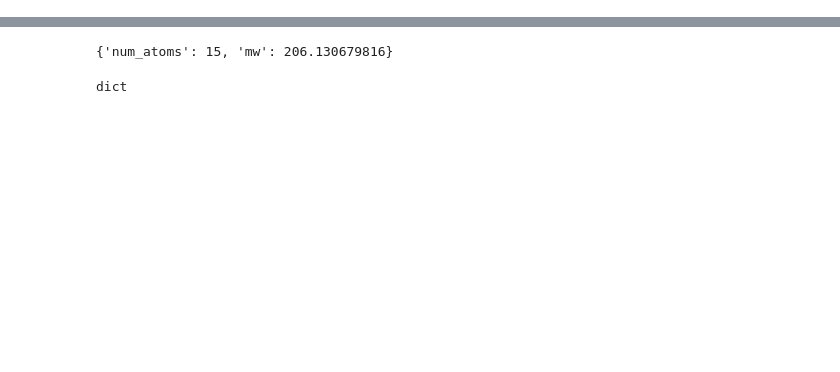
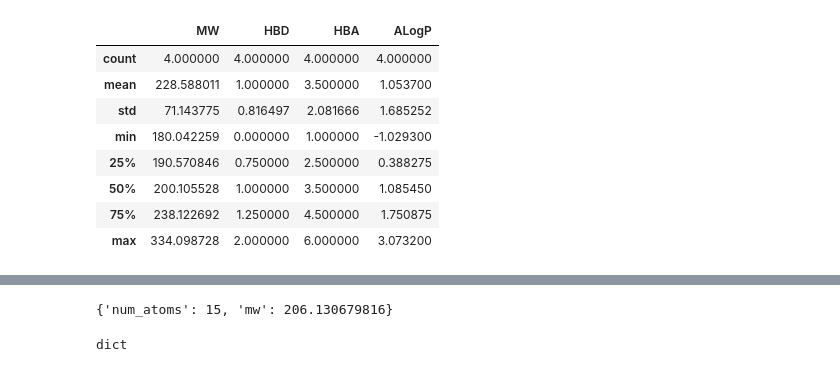
Before and after one commit to VonBoss/NMR_core, a Jupyter notebook: nmr_python_course/Day1_rdkit.ipynb, the cells around one changed output, grey strips where cells are left out. Saved outputs shown, nothing was run; the diff lists cells and outputs as text; code cells hidden in the pictures; blank space fills up the shorter version.

```diff
--- a/nmr_python_course/Day1_rdkit.ipynb
+++ b/nmr_python_course/Day1_rdkit.ipynb
@@ -75,0 +76,5 @@ ibprofen_properties = {}
+# %%
+ibuprofen_smiles = 'CC(Cc1ccc(cc1)C(C(=O)O)C)C'
+
+print(ibuprofen_smiles)
+type(ibuprofen_smiles)
@@ -75,0 +84,2 @@ ibprofen_properties = {}
+# %%
+ibuprofen = Chem.MolFromSmiles(ibuprofen_smiles)
@@ -75,0 +253,7 @@ ibprofen_properties = {}
+# %%
+def get_properties(mol : rdkit.Chem.rdchem.Mol):
+    MW = rdMolDescriptors.CalcExactMolWt(mol)
+    HBD = rdMolDescriptors.CalcNumHBD(mol)
+    HBA = rdMolDescriptors.CalcNumHBA(mol)
+    ALOGP = rdMolDescriptors.CalcCrippenDescriptors(mol)[0]
+    print(f'MW: {MW}, HBD: {HBD}, HBA: {HBA}, ALogP: {ALOGP}')
@@ -75,0 +345,13 @@ ibprofen_properties = {}
+# %%
+import pandas as pd
+
+caffeine = Chem.MolFromSmiles('CN1C=NC2=C1C(=O)N(C(=O)N2C)C')
+aspirin = Chem.MolFromSmiles('CC(=O)OC1=CC=CC=C1C(=O)O')
+penicillin = Chem.MolFromSmiles("CC1([C@@H](N2[C@H](S1)[C@@H](C2=O)NC(=O)CC3=CC=CC=C3)C(=O)O)C")
+
+drugs = [ibuprofen, caffeine, aspirin, penicillin]
+drug_properties = []
+for drug in drugs:
+    drug_properties.append(get_properties(drug))
+
+df = pd.DataFrame(drug_properties)
@@ -75,0 +366,12 @@ ibprofen_properties = {}
+# %%
+df.describe()
+# %% [output]
+|  | MW | HBD | HBA | ALogP |
+| count | 4.000000 | 4.000000 | 4.000000 | 4.000000 |
+| mean | 228.588011 | 1.000000 | 3.500000 | 1.053700 |
+| std | 71.143775 | 0.816497 | 2.081666 | 1.685252 |
+| min | 180.042259 | 0.000000 | 1.000000 | -1.029300 |
+| 25% | 190.570846 | 0.750000 | 2.500000 | 0.388275 |
+| 50% | 200.105528 | 1.000000 | 3.500000 | 1.085450 |
+| 75% | 238.122692 | 1.250000 | 4.500000 | 1.750875 |
+| max | 334.098728 | 2.000000 | 6.000000 | 3.073200 |
```
Also changed, not shown: parts of 60 cells of this notebook, 16 other files.
